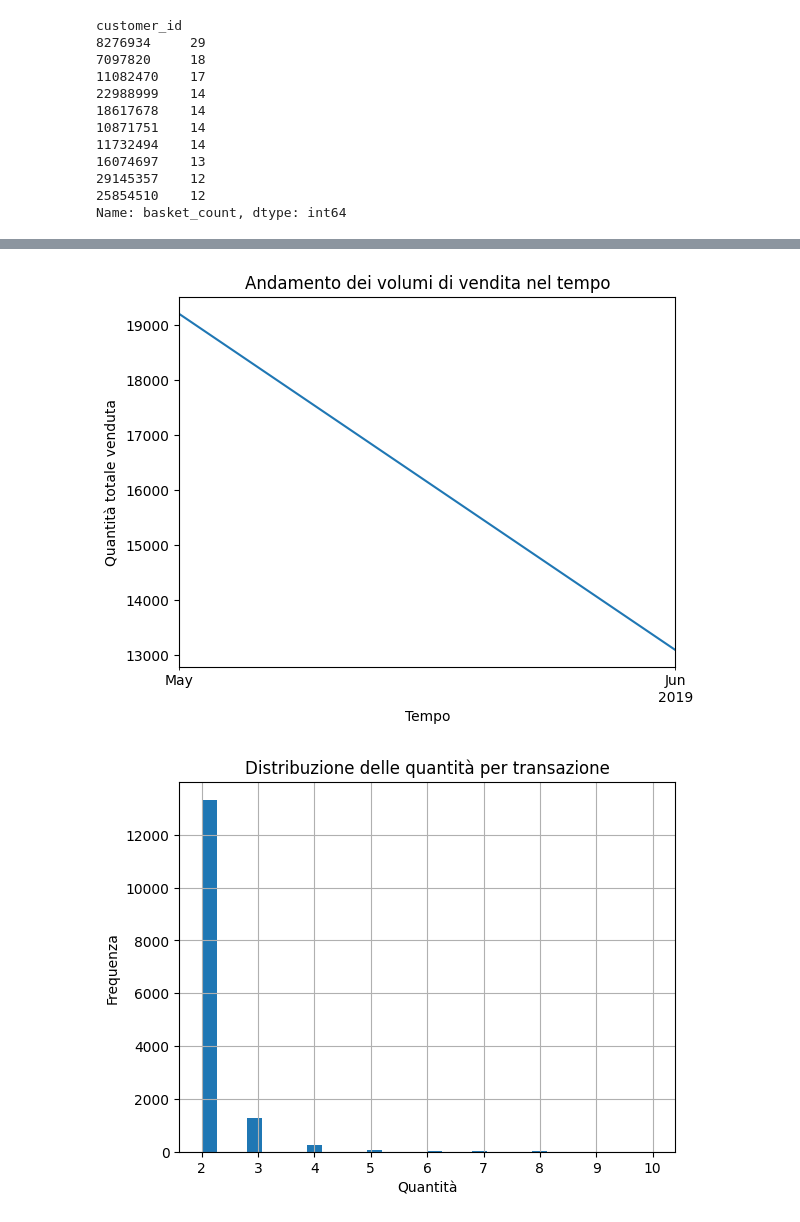
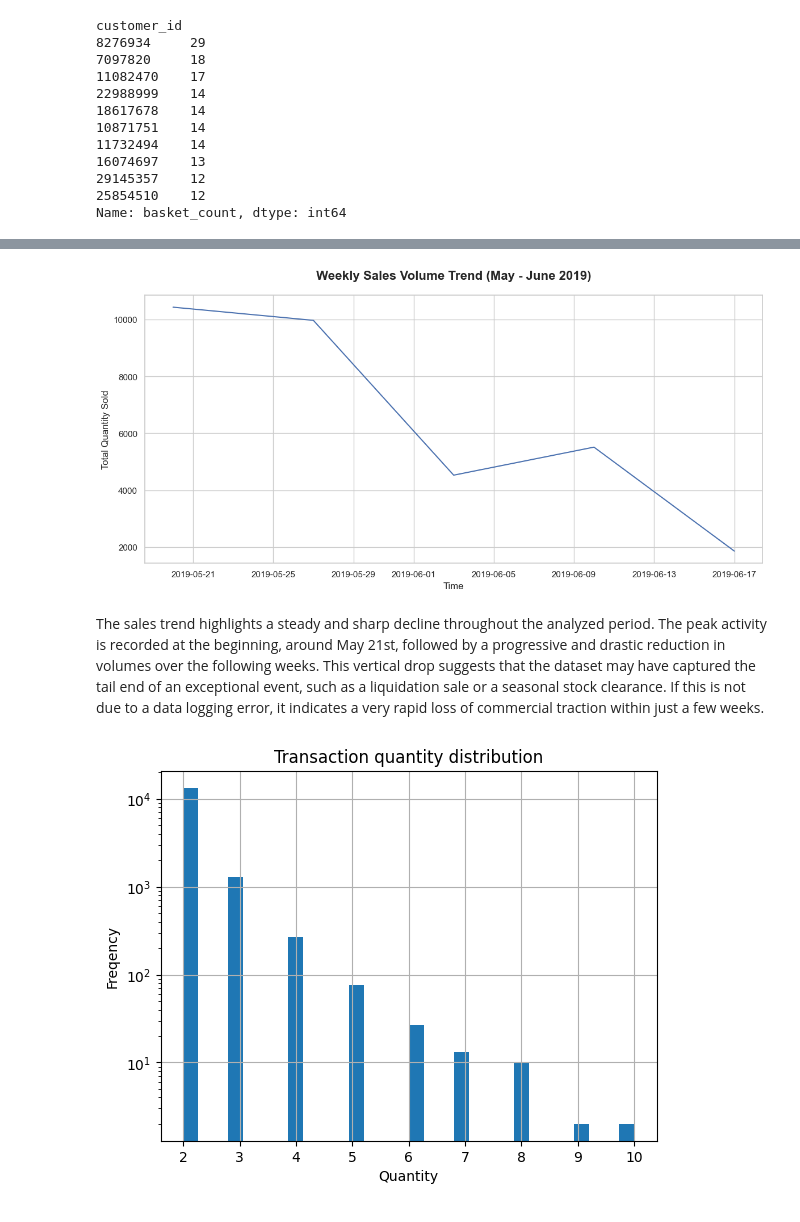
Before and after one commit to EricaRoviello/sales-data-analysis, a Jupyter notebook: analysis.ipynb, the cells around one changed output, grey strips where cells are left out. Cells and saved outputs as stored; diff of their text form; code cells hidden in the pictures.

```diff
--- a/analysis.ipynb
+++ b/analysis.ipynb
@@ -178,9 +173,22 @@ df.head()
 # %%
 df["basket_date"] = pd.to_datetime(df["basket_date"])
 # %%
-top_products.plot(kind="bar")
-plt.title("Top 10 prodotti per volume di vendita")
-plt.xlabel("Product ID")
-plt.ylabel("Quantità venduta")
+sns.set_theme(style="whitegrid")
+
+plt.figure(figsize=(12, 6))
+
+
+sns.barplot(
+    x=top_products.values,
+    y=top_products.index,
+    hue=top_products.index,
+    palette="viridis",
+    legend=False,
+    errorbar=None
+)
+
+plt.title("Top 10 Most Sold Products", fontsize=15)
+plt.xlabel("Quantity Sold")
+plt.ylabel("Product ID")
 plt.show()
 # %% [output]
@@ -188,16 +196,29 @@ plt.show()
 # %%
-monthly_volume.plot()
-plt.title("Andamento dei volumi di vendita nel tempo")
-plt.xlabel("Tempo")
-plt.ylabel("Quantità totale venduta")
+plt.figure(figsize=(12, 6))
+sns.set_style("whitegrid")
+
+sns.lineplot(
+    x=weekly_volume.index,
+    y=weekly_volume.values
+)
+
+plt.title("Weekly Sales Volume Trend (May - June 2019)", fontsize=16, pad=20, fontweight='bold')
+plt.xlabel("Time", fontsize=12)
+plt.ylabel("Total Quantity Sold", fontsize=12)
+plt.xticks(rotation=0)
+
+
+plt.tight_layout()
 plt.show()
 # %% [output]
-[figure, old version]
+[figure, new version]
+# %% [markdown]
+The sales trend highlights a steady and sharp decline throughout the analyzed period. The peak activity is recorded at the beginning, around May 21st, followed by a progressive and drastic reduction in volumes over the following weeks. This vertical drop suggests that the dataset may have captured the tail end of an exceptional event, such as a liquidation sale or a seasonal stock clearance. If this is not due to a data logging error, it indicates a very rapid loss of commercial traction within just a few weeks.
 # %%
-df["basket_count"].hist(bins=30) #Distribuzione dei volumi
-plt.title("Distribuzione delle quantità per transazione")
-plt.xlabel("Quantità")
-plt.ylabel("Frequenza")
+df["basket_count"].hist(bins=30, log= "True")
+plt.title("Transaction quantity distribution")
+plt.xlabel("Quantity")
+plt.ylabel("Freqency")
 plt.show()
 # %% [output]
-[figure, old version]
+[figure, new version]
```
Also changed, not shown: parts of 23 cells of this notebook.
